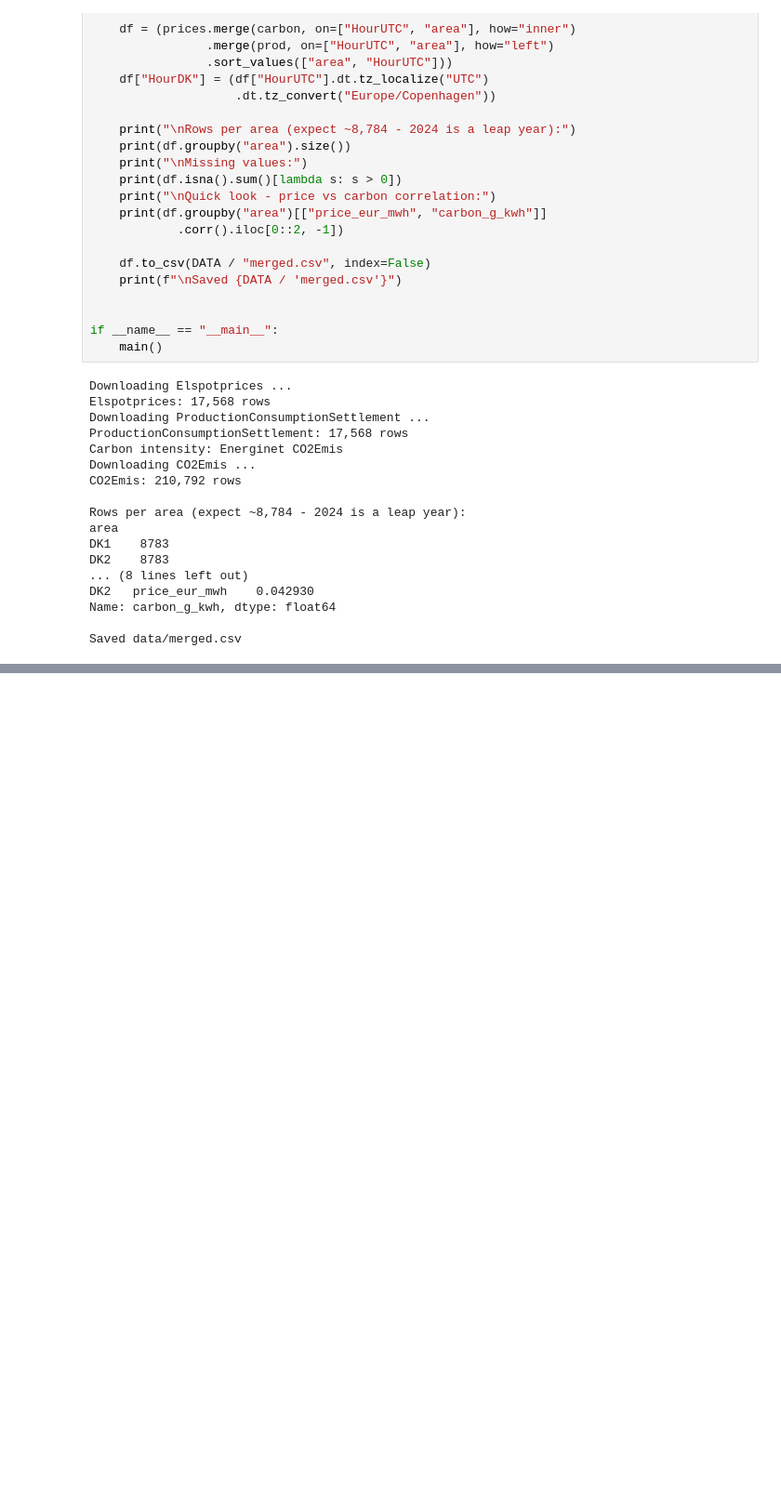
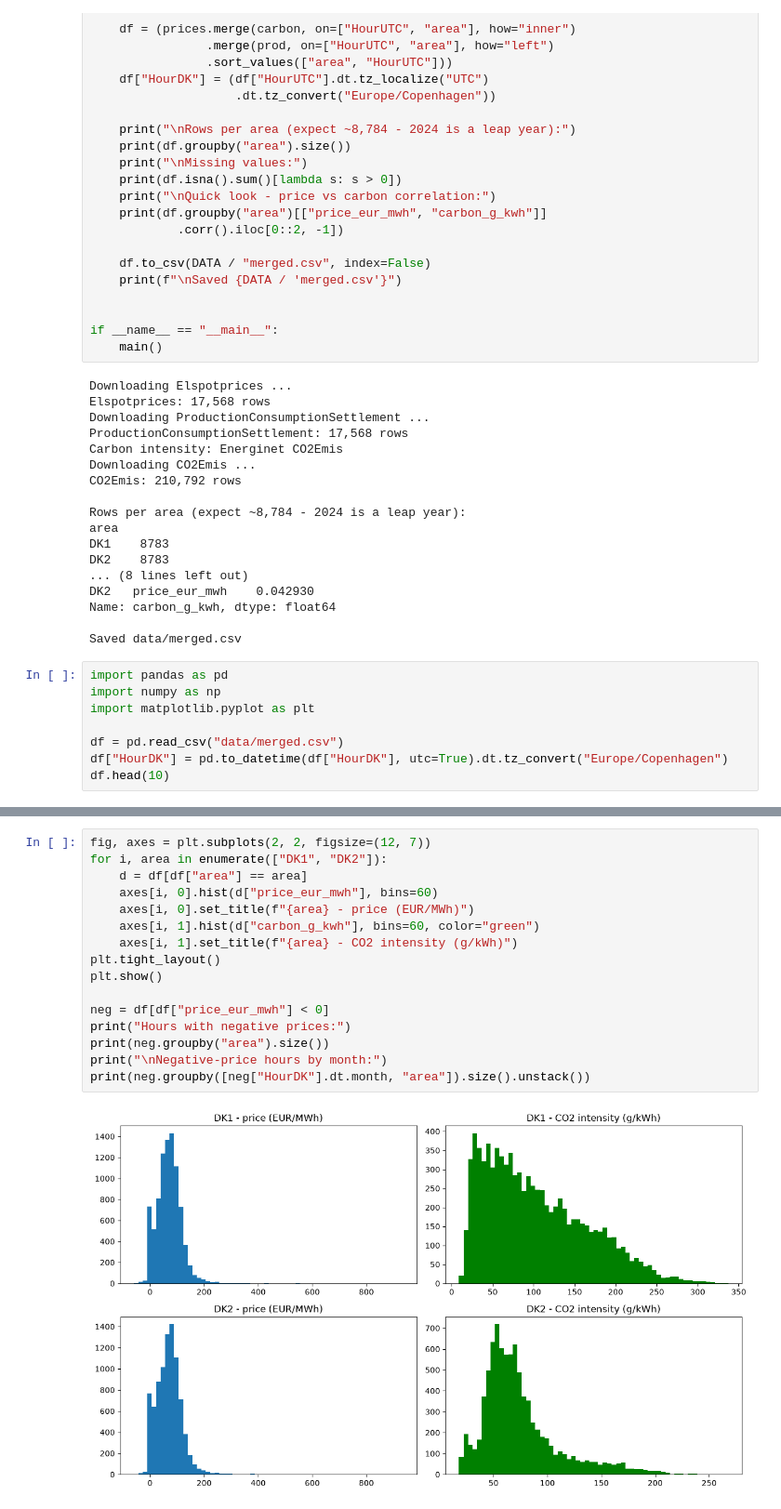
Before and after one commit to MatPicca/Denmark_Clean_vs_Cheap_el, a Jupyter notebook: get_data.ipynb, the cells around one changed output, grey strips where cells are left out. Shown at 93% size. Cells and saved outputs as stored; diff of their text form; blank space fills up the shorter version.

Commit message:
exploration on get_data.ipynb
did some data exlporation for first taking confidence with the data and then starting discovering clean and cheap path

```diff
--- a/get_data.ipynb
+++ b/get_data.ipynb
@@ -177,3 +177,11 @@ DK2   price_eur_mwh    0.042930
 Name: carbon_g_kwh, dtype: float64
 
 Saved data/merged.csv
+# %%
+import pandas as pd
+import numpy as np
+import matplotlib.pyplot as plt
+
+df = pd.read_csv("data/merged.csv")
+df["HourDK"] = pd.to_datetime(df["HourDK"], utc=True).dt.tz_convert("Europe/Copenhagen")
+df.head(10)
@@ -179,0 +233,18 @@ Saved data/merged.csv
+# %%
+fig, axes = plt.subplots(2, 2, figsize=(12, 7))
+for i, area in enumerate(["DK1", "DK2"]):
+    d = df[df["area"] == area]
+    axes[i, 0].hist(d["price_eur_mwh"], bins=60)
+    axes[i, 0].set_title(f"{area} - price (EUR/MWh)")
+    axes[i, 1].hist(d["carbon_g_kwh"], bins=60, color="green")
+    axes[i, 1].set_title(f"{area} - CO2 intensity (g/kWh)")
+plt.tight_layout()
+plt.show()
+
+neg = df[df["price_eur_mwh"] < 0]
+print("Hours with negative prices:")
+print(neg.groupby("area").size())
+print("\nNegative-price hours by month:")
+print(neg.groupby([neg["HourDK"].dt.month, "area"]).size().unstack())
+# %% [output]
+[figure, added]
```
Also changed, not shown: parts of 13 cells of this notebook.
